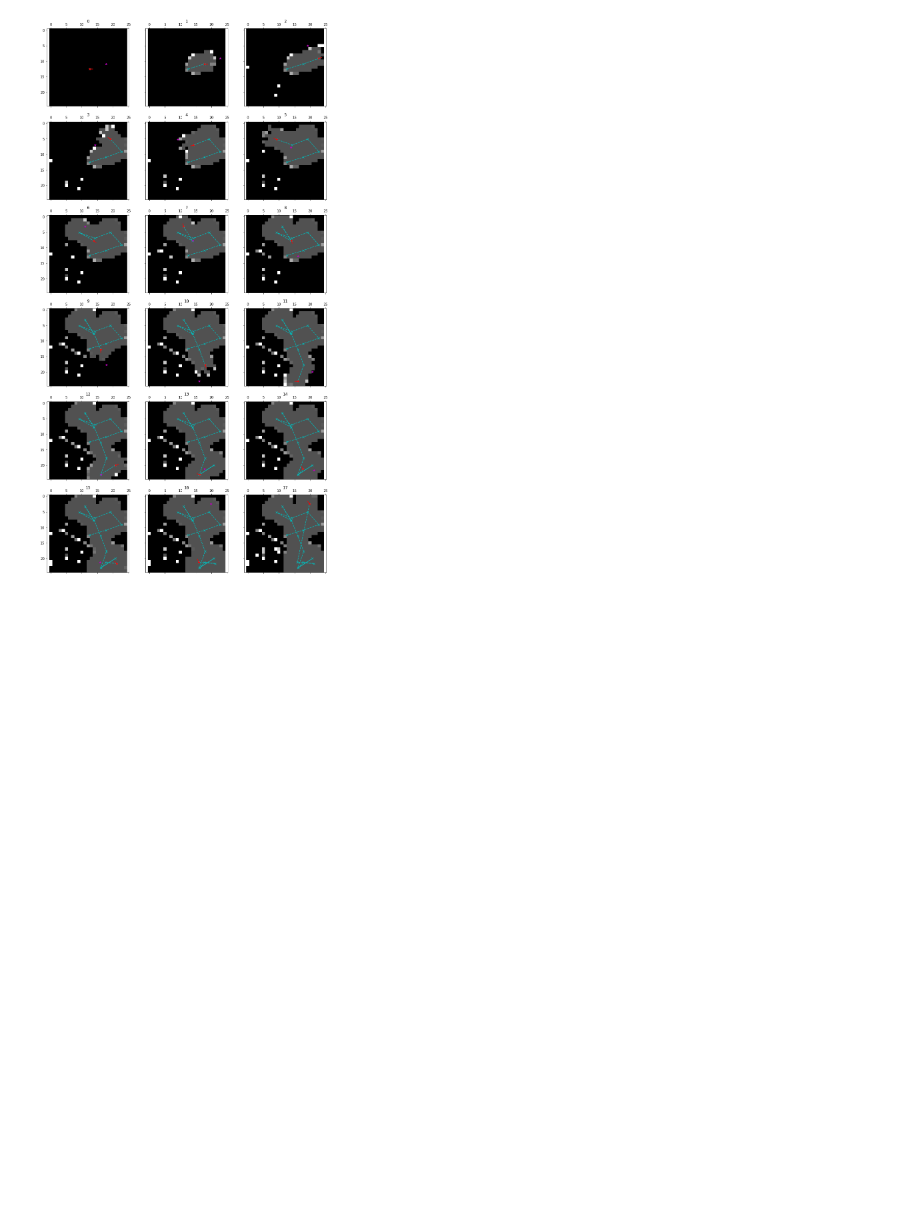
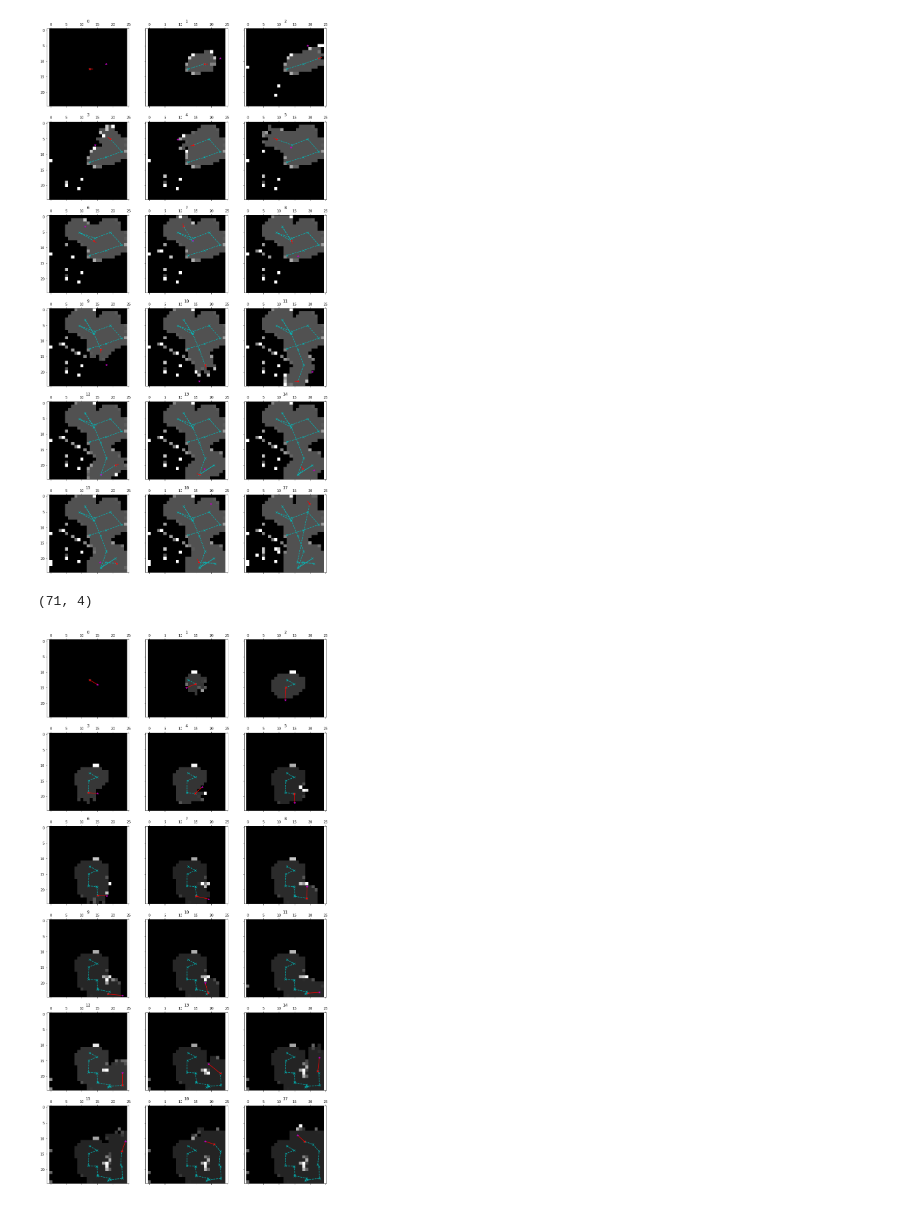
Before and after one commit to mhl787156/RomiExperiments, a Jupyter notebook: scripts/analyseData2.ipynb, the cells around one changed output. Drawn from its saved outputs; the diff is of its cells as text; code cells hidden in the pictures; blank space fills up the shorter version.

```diff
--- a/scripts/analyseData2.ipynb
+++ b/scripts/analyseData2.ipynb
@@ -251,6 +257,27 @@ def plot_grid_with_pose(mapstime, poss, highlight_seen=True):
             except IndexError:
                 continue
     plt.show()
+# %%
+def plot_grid_with_nextmoves(mapstime, nextmove, highlight_seen=True):
+    mapstime[mapstime >= 100] -= 100
+    if highlight_seen:
+        mapstime[mapstime >= 0] += 10
+    mapstime[mapstime < 0] = 0
+
+    fig, ax = plt.subplots(6,3 , sharex='col', sharey='row', figsize=(15, 30))
+    for i in range(6):
+        for j in range(3):
+            try:
+                idx = i*3 + j
+                ax[i, j].set_title(idx)
+                ax[i, j].matshow(mapstime[idx], cmap='gist_gray', interpolation='none')
+                ax[i, j].plot(nextmove[:idx+1, 0], nextmove[:idx+1, 1], 'c--x')
+                ax[i, j].plot(nextmove[idx, [0, 2]], nextmove[idx, [1, 3]], 'r-')
+                ax[i, j].plot(nextmove[idx, 0], nextmove[idx, 1], 'r*')
+                ax[i, j].plot(nextmove[idx, 2], nextmove[idx, 3], 'm*')
+            except IndexError:
+                continue
+    plt.show()
 # %% [markdown]
 # Analysis
 # %% [markdown]
@@ -316,3 +345,14 @@ def display_latest_pose_grid(tag):
 display_latest_pose_grid('Gradients_Test1_Empty')
 # %% [output]
 [figure]
+# %%
+def display_latest_pose_grid_movement(tag):
+    datapath = os.path.join('..', 'data')
+    datafolder = get_latest_data_folder_loc_by_tag(datapath, tag)
+    mapstime, positions, nextmoves = read_in_maps_and_positions(datafolder)
+    print(nextmoves.shape)
+    plot_grid_with_nextmoves(mapstime, nextmoves)
+display_latest_pose_grid_movement('Gradients_Test3_Long_Duration')
+# %% [output]
+(71, 4)
+[figure, added]
```
Also changed, not shown: parts of 6 cells of this notebook, 22 other files.
